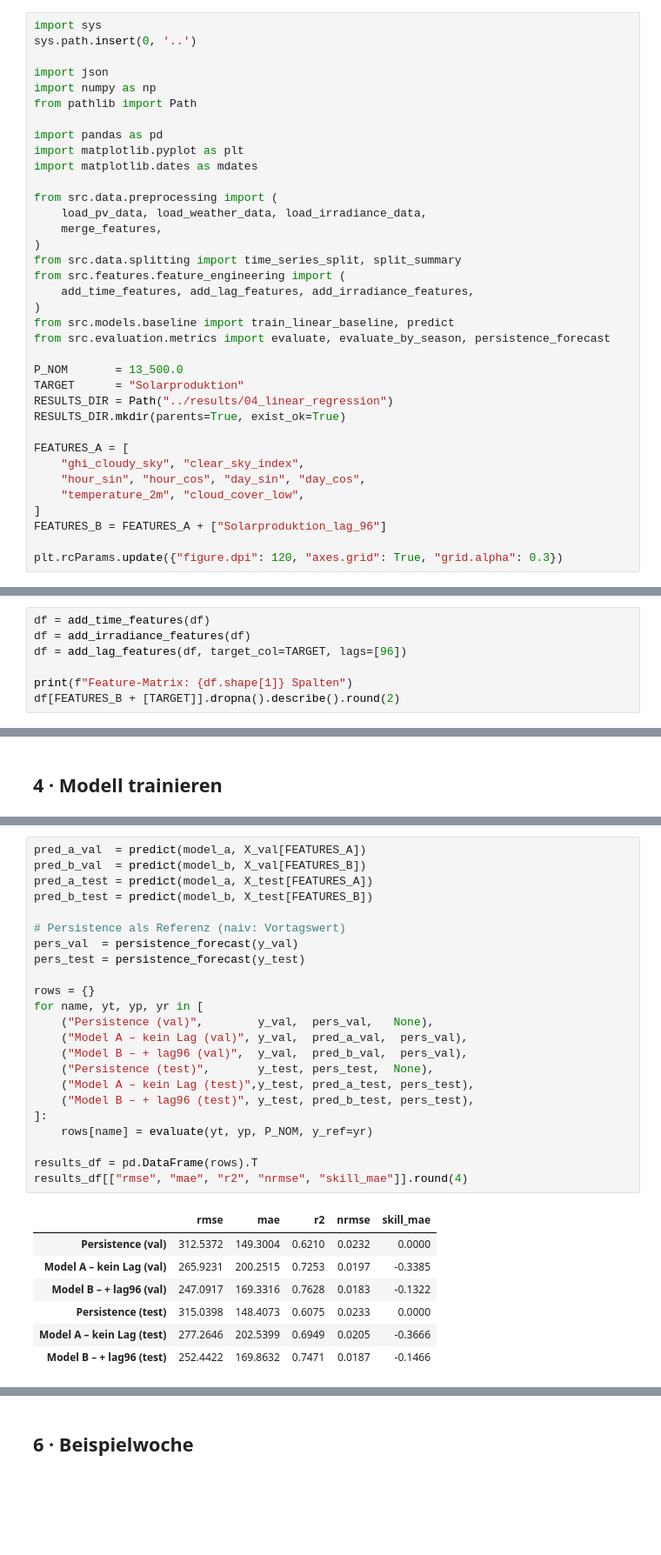
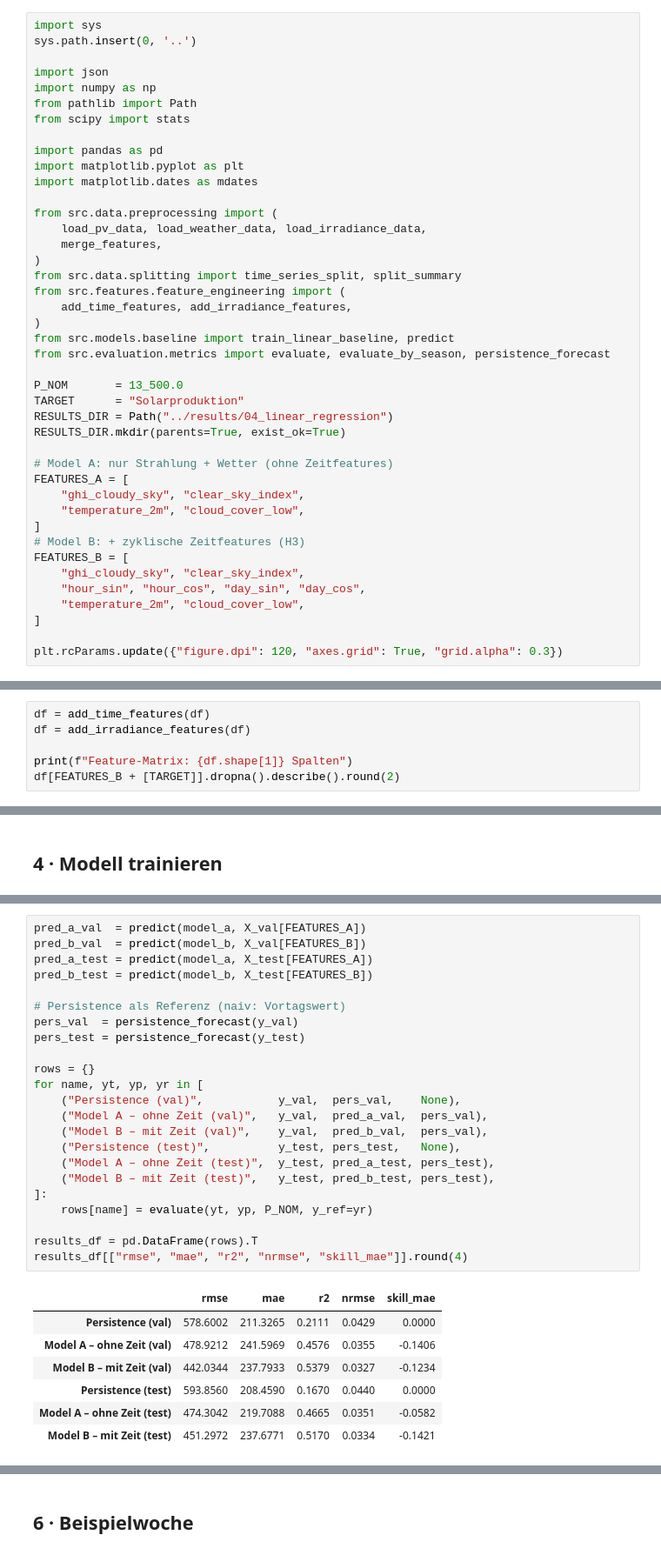
Before and after one commit to Anni075/KI-Project, a Jupyter notebook: notebooks/04_linear_regression.ipynb, the cells around one changed output, grey strips where cells are left out. Shown at 87% size. Cells and saved outputs as stored; diff of their text form; blank space fills up the shorter version.

```diff
--- a/notebooks/04_linear_regression.ipynb
+++ b/notebooks/04_linear_regression.ipynb
@@ -22,6 +20,7 @@ sys.path.insert(0, '..')
 import json
 import numpy as np
 from pathlib import Path
+from scipy import stats
 
 import pandas as pd
 import matplotlib.pyplot as plt
@@ -33,7 +32,7 @@ from src.data.preprocessing import (
 )
 from src.data.splitting import time_series_split, split_summary
 from src.features.feature_engineering import (
-    add_time_features, add_lag_features, add_irradiance_features,
+    add_time_features, add_irradiance_features,
 )
 from src.models.baseline import train_linear_baseline, predict
 from src.evaluation.metrics import evaluate, evaluate_by_season, persistence_forecast
@@ -43,12 +42,17 @@ TARGET      = "Solarproduktion"
 RESULTS_DIR = Path("../results/04_linear_regression")
 RESULTS_DIR.mkdir(parents=True, exist_ok=True)
 
+# Model A: nur Strahlung + Wetter (ohne Zeitfeatures)
 FEATURES_A = [
+    "ghi_cloudy_sky", "clear_sky_index",
+    "temperature_2m", "cloud_cover_low",
+]
+# Model B: + zyklische Zeitfeatures (H3)
+FEATURES_B = [
     "ghi_cloudy_sky", "clear_sky_index",
     "hour_sin", "hour_cos", "day_sin", "day_cos",
     "temperature_2m", "cloud_cover_low",
 ]
-FEATURES_B = FEATURES_A + ["Solarproduktion_lag_96"]
 
 plt.rcParams.update({"figure.dpi": 120, "axes.grid": True, "grid.alpha": 0.3})
 # %% [markdown]
@@ -88,7 +92,6 @@ Warum genau diese Features?
 # %%
 df = add_time_features(df)
 df = add_irradiance_features(df)
-df = add_lag_features(df, target_col=TARGET, lags=[96])
 
 print(f"Feature-Matrix: {df.shape[1]} Spalten")
 df[FEATURES_B + [TARGET]].dropna().describe().round(2)
@@ -160,34 +169,34 @@ Model A: 8 Features   |   Model B: 9 Features
 # %%
 pred_a_val  = predict(model_a, X_val[FEATURES_A])
 pred_b_val  = predict(model_b, X_val[FEATURES_B])
 pred_a_test = predict(model_a, X_test[FEATURES_A])
 pred_b_test = predict(model_b, X_test[FEATURES_B])
 
 # Persistence als Referenz (naiv: Vortagswert)
 pers_val  = persistence_forecast(y_val)
 pers_test = persistence_forecast(y_test)
 
 rows = {}
 for name, yt, yp, yr in [
-    ("Persistence (val)",        y_val,  pers_val,   None),
-    ("Model A – kein Lag (val)", y_val,  pred_a_val,  pers_val),
-    ("Model B – + lag96 (val)",  y_val,  pred_b_val,  pers_val),
-    ("Persistence (test)",       y_test, pers_test,  None),
-    ("Model A – kein Lag (test)",y_test, pred_a_test, pers_test),
-    ("Model B – + lag96 (test)", y_test, pred_b_test, pers_test),
+    ("Persistence (val)",           y_val,  pers_val,    None),
+    ("Model A – ohne Zeit (val)",   y_val,  pred_a_val,  pers_val),
+    ("Model B – mit Zeit (val)",    y_val,  pred_b_val,  pers_val),
+    ("Persistence (test)",          y_test, pers_test,   None),
+    ("Model A – ohne Zeit (test)",  y_test, pred_a_test, pers_test),
+    ("Model B – mit Zeit (test)",   y_test, pred_b_test, pers_test),
 ]:
     rows[name] = evaluate(yt, yp, P_NOM, y_ref=yr)
 
 results_df = pd.DataFrame(rows).T
 results_df[["rmse", "mae", "r2", "nrmse", "skill_mae"]].round(4)
 # %% [output]
 |  | rmse | mae | r2 | nrmse | skill_mae |
-| Persistence (val) | 312.5372 | 149.3004 | 0.6210 | 0.0232 | 0.0000 |
-| Model A – kein Lag (val) | 265.9231 | 200.2515 | 0.7253 | 0.0197 | -0.3385 |
-| Model B – + lag96 (val) | 247.0917 | 169.3316 | 0.7628 | 0.0183 | -0.1322 |
-| Persistence (test) | 315.0398 | 148.4073 | 0.6075 | 0.0233 | 0.0000 |
-| Model A – kein Lag (test) | 277.2646 | 202.5399 | 0.6949 | 0.0205 | -0.3666 |
-| Model B – + lag96 (test) | 252.4422 | 169.8632 | 0.7471 | 0.0187 | -0.1466 |
+| Persistence (val) | 578.6002 | 211.3265 | 0.2111 | 0.0429 | 0.0000 |
+| Model A – ohne Zeit (val) | 478.9212 | 241.5969 | 0.4576 | 0.0355 | -0.1406 |
+| Model B – mit Zeit (val) | 442.0344 | 237.7933 | 0.5379 | 0.0327 | -0.1234 |
+| Persistence (test) | 593.8560 | 208.4590 | 0.1670 | 0.0440 | 0.0000 |
+| Model A – ohne Zeit (test) | 474.3042 | 219.7088 | 0.4665 | 0.0351 | -0.0582 |
+| Model B – mit Zeit (test) | 451.2972 | 237.6771 | 0.5170 | 0.0334 | -0.1421 |
 # %%
 fig, axes = plt.subplots(1, 2, figsize=(11, 4))
 
```
Also changed, not shown: parts of 17 cells of this notebook, 5 other files.
